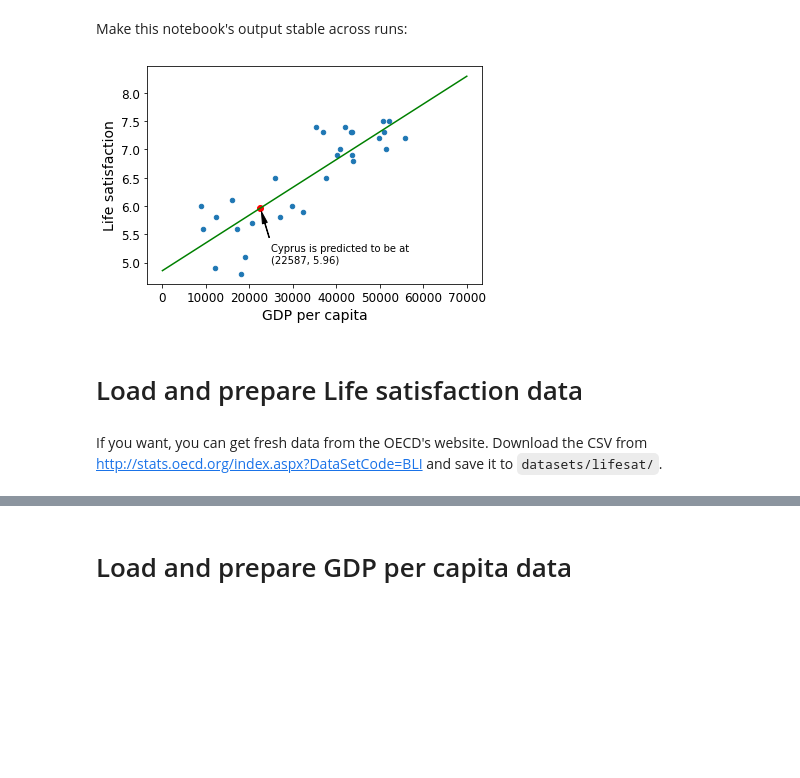
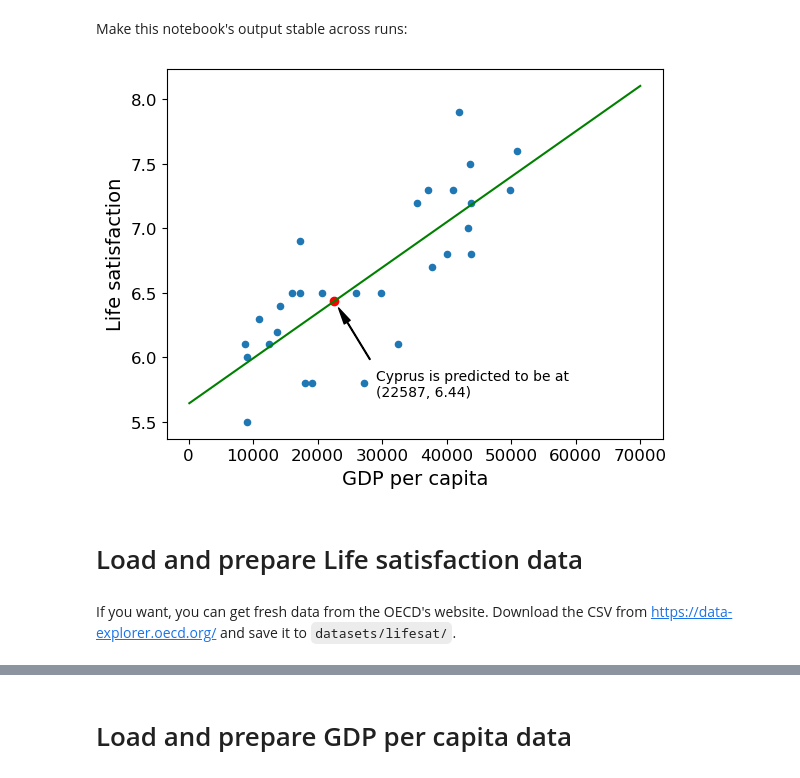
Before and after one commit to couzhei/ai-journey, a Jupyter notebook: classical-ml/01_the_machine_learning_landscape.ipynb, the cells around one changed output, grey strips where cells are left out. Drawn from its saved outputs; the diff is of its cells as text; code cells hidden in the pictures; blank space fills up the shorter version.

Commit message:
datasets corected, and chapter 1 reviewed

```diff
--- a/classical-ml/01_the_machine_learning_landscape.ipynb
+++ b/classical-ml/01_the_machine_learning_landscape.ipynb
@@ -220,6 +234,5 @@ np.random.seed(42)
 # %%
-import os
-datapath = os.path.join("datasets", "lifesat", "")
+datapath = os.path.join("datasets", "")
 # %%
 # To plot pretty figures directly within Jupyter
 %matplotlib inline
@@ -244,7 +257,7 @@ import pandas as pd
 from sklearn.linear_model import LinearRegression
 
 # Load the data
-oecd_bli = pd.read_csv(datapath + "oecd_bli_2015.csv", thousands=',')
+oecd_bli = pd.read_csv(datapath + "BLI_05072023121538730.csv", thousands=',')
 gdp_per_capita = pd.read_csv(datapath + "gdp_per_capita.csv",thousands=',',delimiter='\t',
                              encoding='latin1', na_values="n/a")
 
@@ -253,40 +266,40 @@ country_stats = prepare_country_stats(oecd_bli, gdp_per_capita)
 X = np.c_[country_stats["GDP per capita"]]
 y = np.c_[country_stats["Life satisfaction"]]
 
 # Visualize the data
 country_stats.plot(kind='scatter', x="GDP per capita", y='Life satisfaction')
 
 
 # Select a linear model
 model = LinearRegression()
 
 # Train the model
 model.fit(X, y)
 
 # Make a prediction for Cyprus
 X_new = np.array([[22587]])  # Cyprus' GDP per capita
 y_new = model.predict(X_new) # it's [[ 5.96242338]]
 plt.scatter(X_new, y_new, c="red")
 
 u = np.linspace(100, 70000, 100)
 v = model.coef_[0][0] * u + model.intercept_[0]
 
 plt.plot(u.reshape(-1), v.reshape(-1), c="g")
 
 plt.annotate("Cyprus is predicted to be at \n(22587, {:.2f})".format(y_new[0][0]),
-             xy=(X_new, y_new), xytext=(25000,5),
+             xy=(X_new, y_new), xytext=(29000,5.7),
              arrowprops = dict(facecolor='black', width=0.5, shrink=0.1, headwidth=5))
 
 
 
 plt.show()
 # %% [output]
-[figure, old version]
+[figure, new version]
 # %% [markdown]
 # Load and prepare Life satisfaction data
 # %% [markdown]
 If you want, you can get fresh data from the OECD's website.
-Download the CSV from http://stats.oecd.org/index.aspx?DataSetCode=BLI
+Download the CSV from https://data-explorer.oecd.org/
 and save it to `datasets/lifesat/`.
 # %%
 import pandas as pd
```
Also changed, not shown: parts of 22 cells of this notebook, 7 other files.
